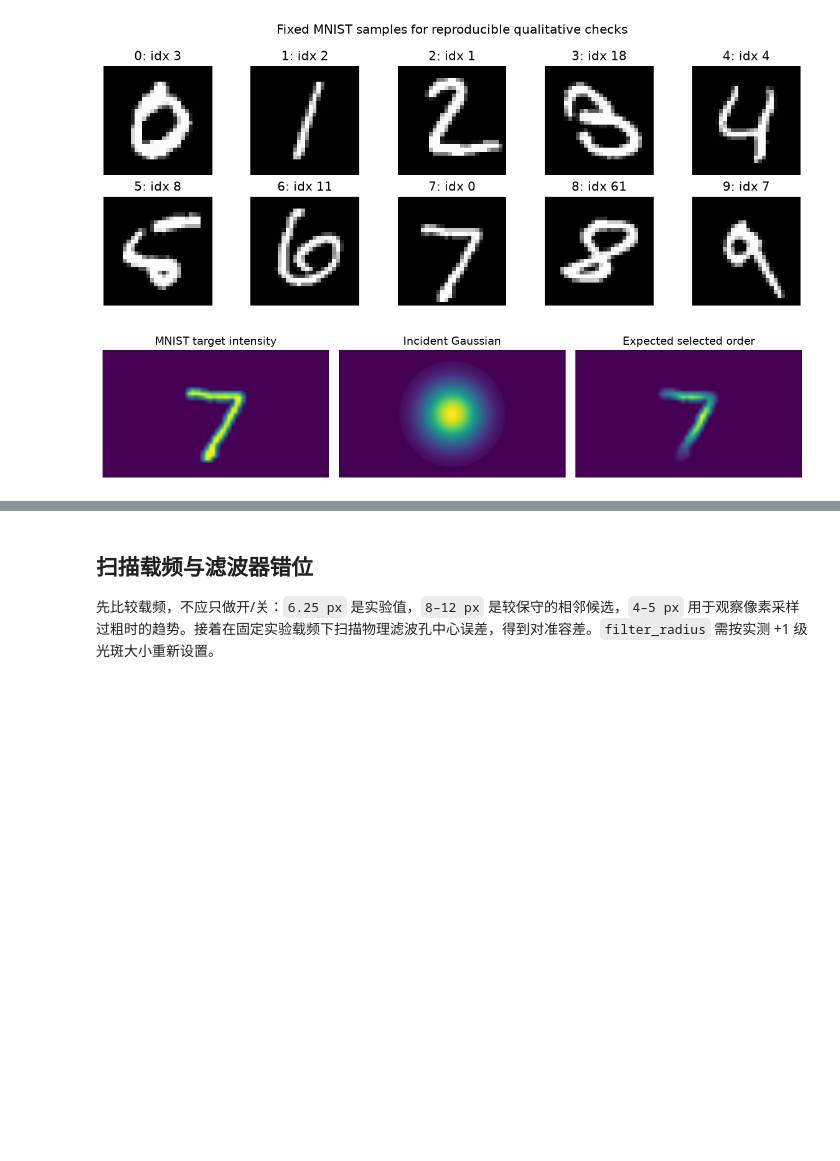
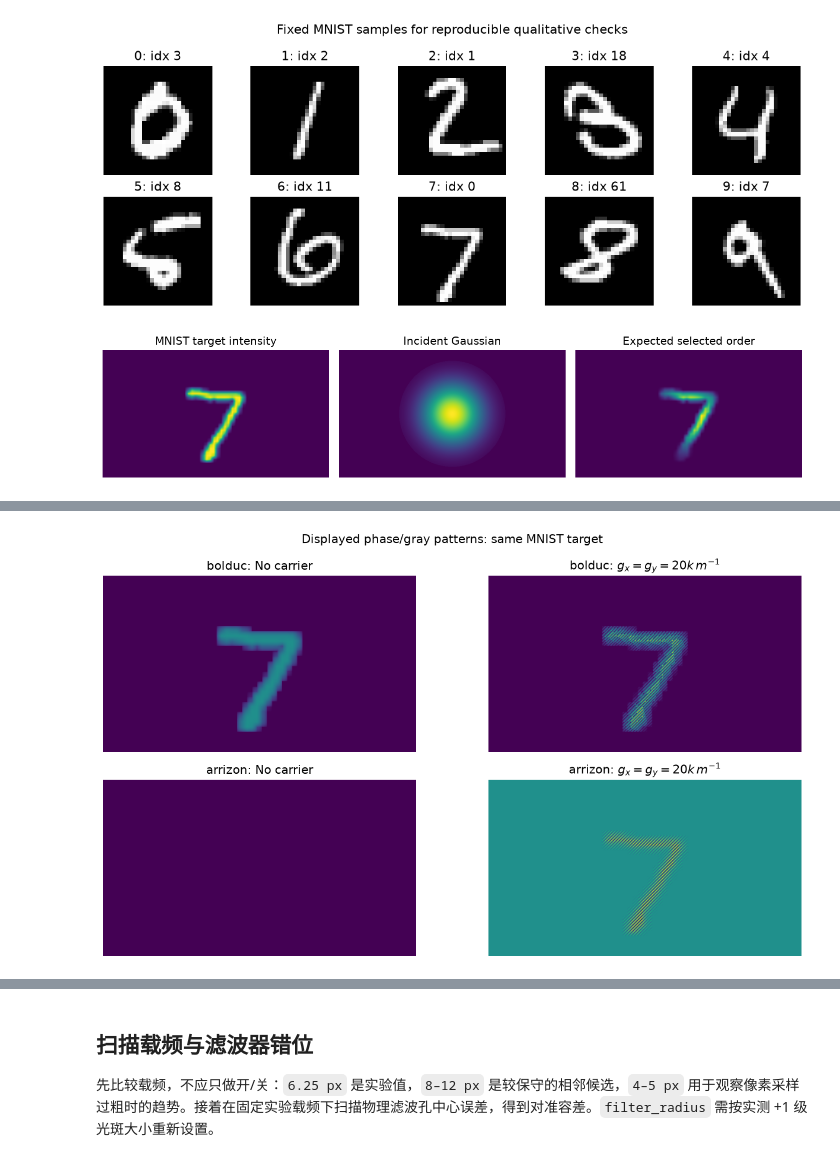
Before and after one commit to clin-space/Project, a Jupyter notebook: Structured_Light_Python/supoort/addLinearA.ipynb, the cells around one changed output, grey strips where cells are left out. Cells and saved outputs as stored; diff of their text form; code cells hidden in the pictures; blank space fills up the shorter version.

```diff
--- a/Structured_Light_Python/supoort/addLinearA.ipynb
+++ b/Structured_Light_Python/supoort/addLinearA.ipynb
@@ -144,3 +119,63 @@ fig.tight_layout()
+# %%
+# Compare on the same MNIST field, carrier and Fourier-plane filter.
+# 'bolduc' is the default experiment here; 'arrizon' reproduces the existing MATLAB implementation.
+# 'phase_only' checks diffraction geometry only and does NOT encode MNIST amplitude.
+ENCODER = 'bolduc'
+
+def load_fx(path):
+    try: from scipy.io import loadmat
+    except ImportError as e: raise ImportError('Install scipy to use MATLAB-equivalent Arrizon encoding.') from e
+    fx = np.asarray(loadmat(path)['fx']).squeeze().astype(float)
+    if fx.ndim != 1 or len(fx) < 501: raise ValueError(f'Unexpected fx shape {fx.shape}')
+    return fx
+
+#计算反sinc(A),利用[-pi, 0]区间的值，使用向量化二分法求解sin(x)/x = A
+def inverse_sinc_on_minus_pi_to_zero(amplitude, iterations=48):
+    """Solve sin(x)/x = A on [-pi, 0] using vectorized bisection."""
+    amplitude = np.clip(amplitude, 0.0, 1.0)
+    lower = np.full_like(amplitude, -np.pi, dtype=float); upper = np.zeros_like(amplitude, dtype=float)
+    for _ in range(iterations):
+        middle = (lower + upper) / 2
+        value = np.sinc(middle / np.pi)  # NumPy sinc(z) = sin(pi*z)/(pi*z)
+        lower = np.where(value < amplitude, middle, lower)
+        upper = np.where(value >= amplitude, middle, upper)
+    return (lower + upper) / 2
+
+def hologram(field, gx, gy, *, encoder=ENCODER, fx=None):
+    #每个 SLM 像素的真实物理坐标
+    _, _, X, Y = coordinates(cfg)
+    phi = np.angle(field); carrier = 2*np.pi*(gx*X + gy*Y)
+    amplitude = np.abs(field); amplitude = amplitude/amplitude.max() if amplitude.max() else amplitude
+    if encoder == 'phase_only': return np.mod(phi + carrier, 2*np.pi)/(2*np.pi)
+    if encoder == 'bolduc':
+        M = 1 + inverse_sinc_on_minus_pi_to_zero(amplitude)/np.pi
+        F = phi - np.pi*M
+        psi = M * np.mod(F + carrier, 2*np.pi)
+        return psi/(2*np.pi) #除2pi将相位归一化
+    if encoder != 'arrizon' or fx is None: raise ValueError('Choose bolduc, arrizon (with fx.mat), or phase_only.')
+    # MATLAB fx(round(A/0.002 + 1)); convert the 1-based index to NumPy.
+    lut_index = np.clip(np.floor(amplitude/0.002 + 0.5).astype(int), 0, len(fx)-1)
+    raw = fx[lut_index] * np.sin(phi + carrier)
+    span = raw.max() - raw.min()
+    return np.zeros_like(raw) if span <= np.finfo(float).eps else (raw-raw.min())/span
+
+# Use the original MATLAB lookup table for the Arrizon row, irrespective of
+# which encoder is selected below for the propagation experiment.
+arrizon_fx = load_fx(FX_PATH)
+fx = arrizon_fx if ENCODER == 'arrizon' else None
+
+fig, axes = plt.subplots(2, 2, figsize=(11, 6.2))
+for row, name in enumerate(('bolduc', 'arrizon')):
+    lookup = arrizon_fx if name == 'arrizon' else None
+    for col, (gx, gy, label) in enumerate(((0.0, 0.0, 'No carrier'), (GX_REF, GY_REF, r'$g_x=g_y=20k\,m^{-1}$'))):
+        data = hologram(target, gx, gy, encoder=name, fx=lookup)
+        axes[row, col].imshow(data, vmin=0, vmax=1)
+        axes[row, col].set_title(f'{name}: {label}')
+        axes[row, col].axis('off')
+fig.suptitle('Displayed phase/gray patterns: same MNIST target')
+fig.tight_layout()
+# %% [output]
+[figure, added]
 # %%
 def fft2c(u): return np.fft.fftshift(np.fft.fft2(np.fft.ifftshift(u)))/np.sqrt(u.size)
 def ifft2c(U): return np.fft.fftshift(np.fft.ifft2(np.fft.ifftshift(U)))*np.sqrt(U.size)
```
Also changed, not shown: parts of 18 cells of this notebook.
